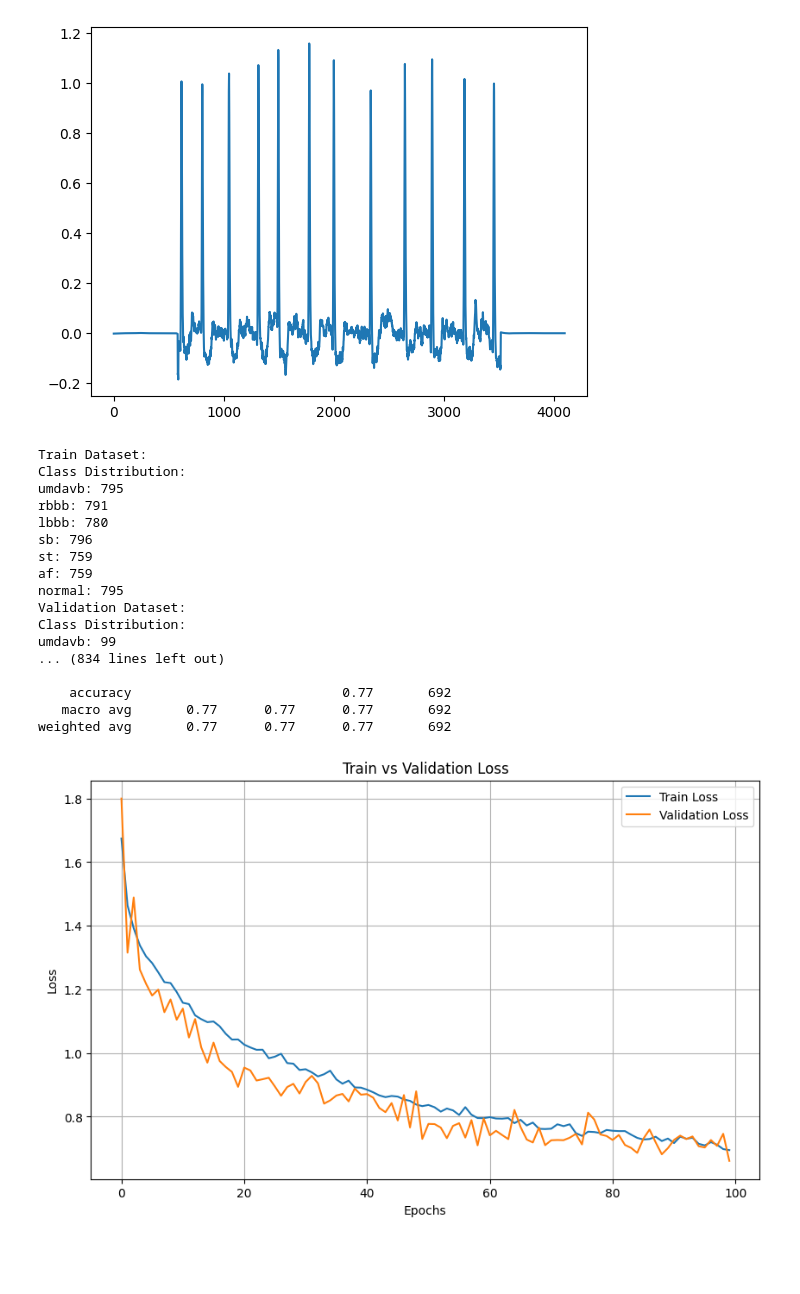
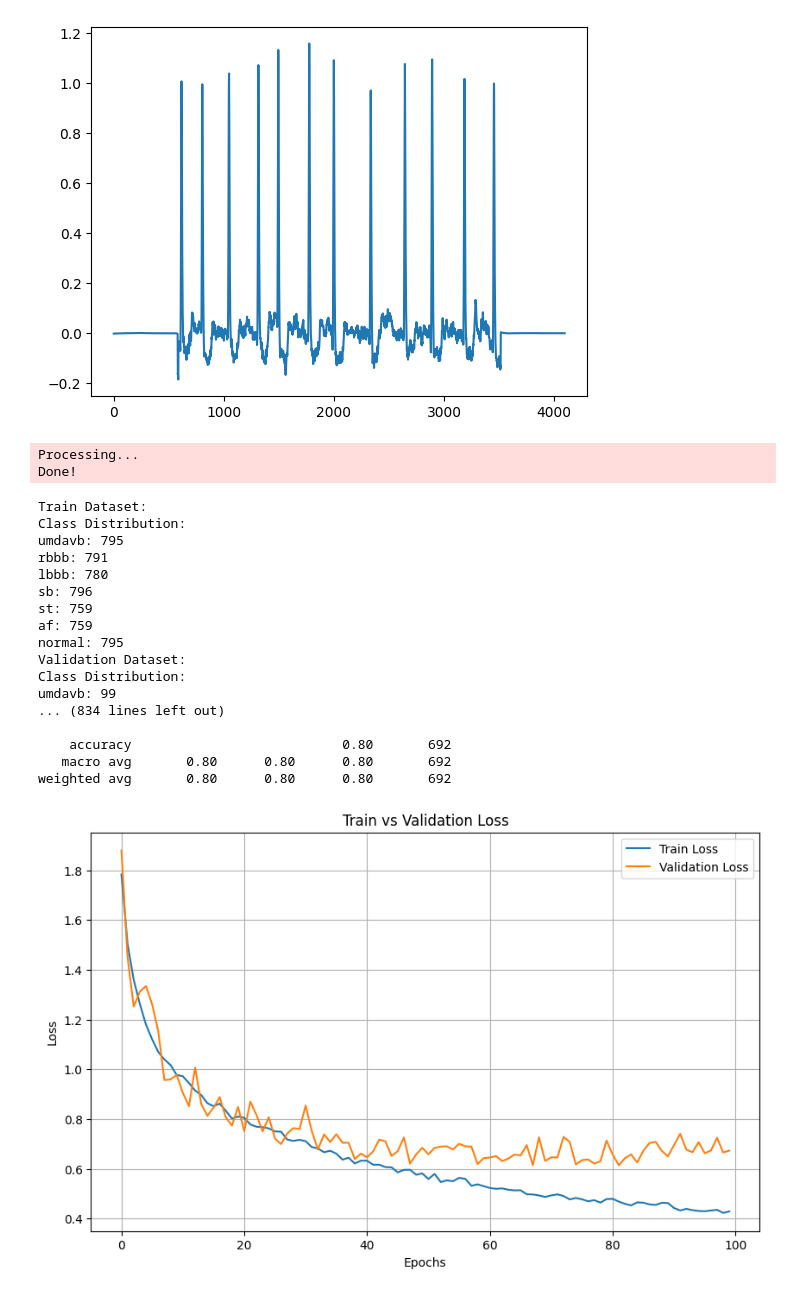
Before and after one commit to pedrobacelar28/Clustering-Paper, a Jupyter notebook: Grafo/rede.ipynb, the cells around one changed output. Cells and saved outputs as stored; diff of their text form; code cells hidden in the pictures; blank space fills up the shorter version.

```diff
--- a/Grafo/rede.ipynb
+++ b/Grafo/rede.ipynb
@@ -330,12 +330,32 @@ import matplotlib.pyplot as plt
 classes = ['umdavb', 'rbbb', 'lbbb', 'sb', 'st', 'af', 'normal']
 num_classes = len(classes)
 
-class GCNClassifier(torch.nn.Module):
+from torch_geometric.nn import GINConv
+
+class GINClassifier(torch.nn.Module):
     def __init__(self, num_features, hidden_dim, num_classes, dropout=0.5):
-        super(GCNClassifier, self).__init__()
-        self.conv1 = GCNConv(num_features, hidden_dim)
-        self.conv2 = GCNConv(hidden_dim, hidden_dim)
-        self.conv3 = GCNConv(hidden_dim, hidden_dim)
+        super(GINClassifier, self).__init__()
+        self.mlp1 = torch.nn.Sequential(
+            torch.nn.Linear(num_features, hidden_dim),
+            torch.nn.ReLU(),
+            torch.nn.Linear(hidden_dim, hidden_dim)
+        )
+        self.conv1 = GINConv(self.mlp1)
+
+        self.mlp2 = torch.nn.Sequential(
+            torch.nn.Linear(hidden_dim, hidden_dim),
+            torch.nn.ReLU(),
+            torch.nn.Linear(hidden_dim, hidden_dim)
+        )
+        self.conv2 = GINConv(self.mlp2)
+
+        self.mlp3 = torch.nn.Sequential(
+            torch.nn.Linear(hidden_dim, hidden_dim),
+            torch.nn.ReLU(),
+            torch.nn.Linear(hidden_dim, hidden_dim)
+        )
+        self.conv3 = GINConv(self.mlp3)
+
         self.lin1 = torch.nn.Linear(hidden_dim, hidden_dim * 2)
         self.bn = torch.nn.BatchNorm1d(hidden_dim * 2)
         self.lin2 = torch.nn.Linear(hidden_dim * 2, num_classes)
@@ -389,7 +409,12 @@ class ECGVisibilityGraphsDataset(InMemoryDataset):
                 features = g['features']
                 num_nodes = len(features)
 
-                x = torch.tensor([[f['amplitude'], f['derivada']] for f in features], dtype=torch.float)
+                # Adicionando derivada segunda como a diferença da derivada
+                derivadas = [f['derivada'] for f in features]
+                derivadas_segundas = [0] + [derivadas[j] - derivadas[j - 1] for j in range(1, len(derivadas))]
+
+                x = torch.tensor([[f['amplitude'], f['derivada'], derivadas_segundas[j]] for j, f in enumerate(features)],
+                                dtype=torch.float)
                 edge_index = torch.stack([src, dst], dim=0)
 
                 y = torch.tensor(i, dtype=torch.long)
@@ -473,7 +498,7 @@ if __name__ == "__main__":
 
     device = torch.device('cuda' if torch.cuda.is_available() else 'cpu')
 
-    model = GCNClassifier(num_features=2, hidden_dim=128, num_classes=num_classes, dropout=0.2).to(device)
+    model = GINClassifier(num_features=3, hidden_dim=128, num_classes=num_classes, dropout=0.2).to(device)
 
     optimizer = optim.Adam(model.parameters(), lr=0.0005, weight_decay=5e-4)
     criterion = torch.nn.CrossEntropyLoss()
@@ -543,51 +568,53 @@ if __name__ == "__main__":
             total += batch.y.size(0)
 
             all_preds.extend(pred.cpu().numpy())
             all_labels.extend(batch.y.cpu().numpy())
 
     test_loss /= len(test_loader)
     test_acc = correct / total
 
     test_f1_weighted = f1_score(all_labels, all_preds, average='weighted')
     test_f1_per_class = f1_score(all_labels, all_preds, average=None)
 
     print(f"Test Loss: {test_loss:.4f}, Test Accuracy: {test_acc:.4f}, Test Weighted F1: {test_f1_weighted:.4f}")
     for i, class_name in enumerate(classes):
         print(f"F1-Score for class {class_name}: {test_f1_per_class[i]:.4f}")
 
     print("Detailed Classification Report for Test Data:")
     print(classification_report(all_labels, all_preds, target_names=classes))
 
     plt.figure(figsize=(10, 6))
     plt.plot(range(len(train_losses)), train_losses, label='Train Loss')
     plt.plot(range(len(val_losses)), val_losses, label='Validation Loss')
     plt.xlabel('Epochs')
     plt.ylabel('Loss')
     plt.title('Train vs Validation Loss')
     plt.legend()
     plt.grid()
     plt.show()
 
     torch.save(model.state_dict(), "modelo_treinado.pt")
 # %% [output]
-Train Dataset:
-Class Distribution:
-umdavb: 795
-rbbb: 791
-lbbb: 780
-sb: 796
-st: 759
-af: 759
-normal: 795
-Validation Dataset:
-Class Distribution:
-umdavb: 99
-... (834 lines left out)
-
-    accuracy                           0.77       692
-   macro avg       0.77      0.77      0.77       692
-weighted avg       0.77      0.77      0.77       692
+Processing...
+Done!
+Train Dataset:
+Class Distribution:
+umdavb: 795
+rbbb: 791
+lbbb: 780
+sb: 796
+st: 759
+af: 759
+normal: 795
+Validation Dataset:
+Class Distribution:
+umdavb: 99
+... (834 lines left out)
+
+    accuracy                           0.80       692
+   macro avg       0.80      0.80      0.80       692
+weighted avg       0.80      0.80      0.80       692
-[figure, old version]
+[figure, new version]
 # %%
 import torch
 import torch.nn.functional as F
```
